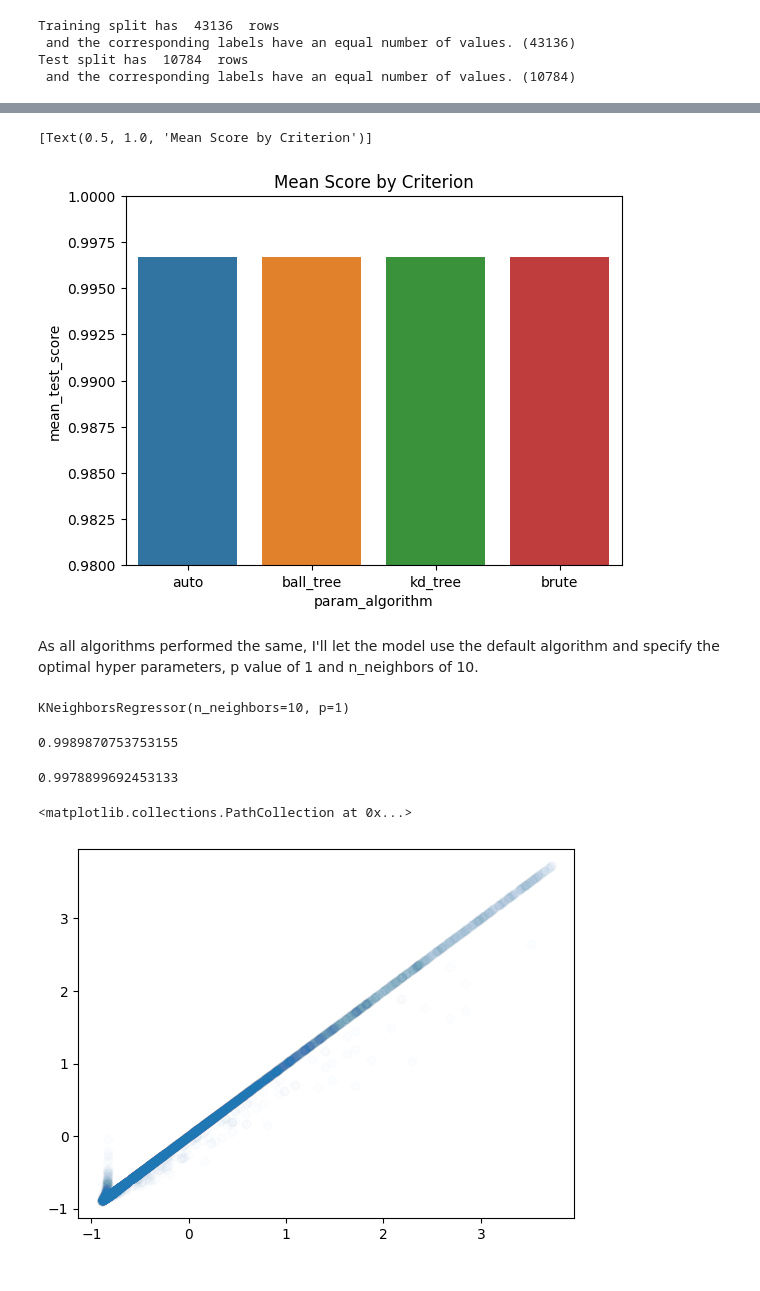
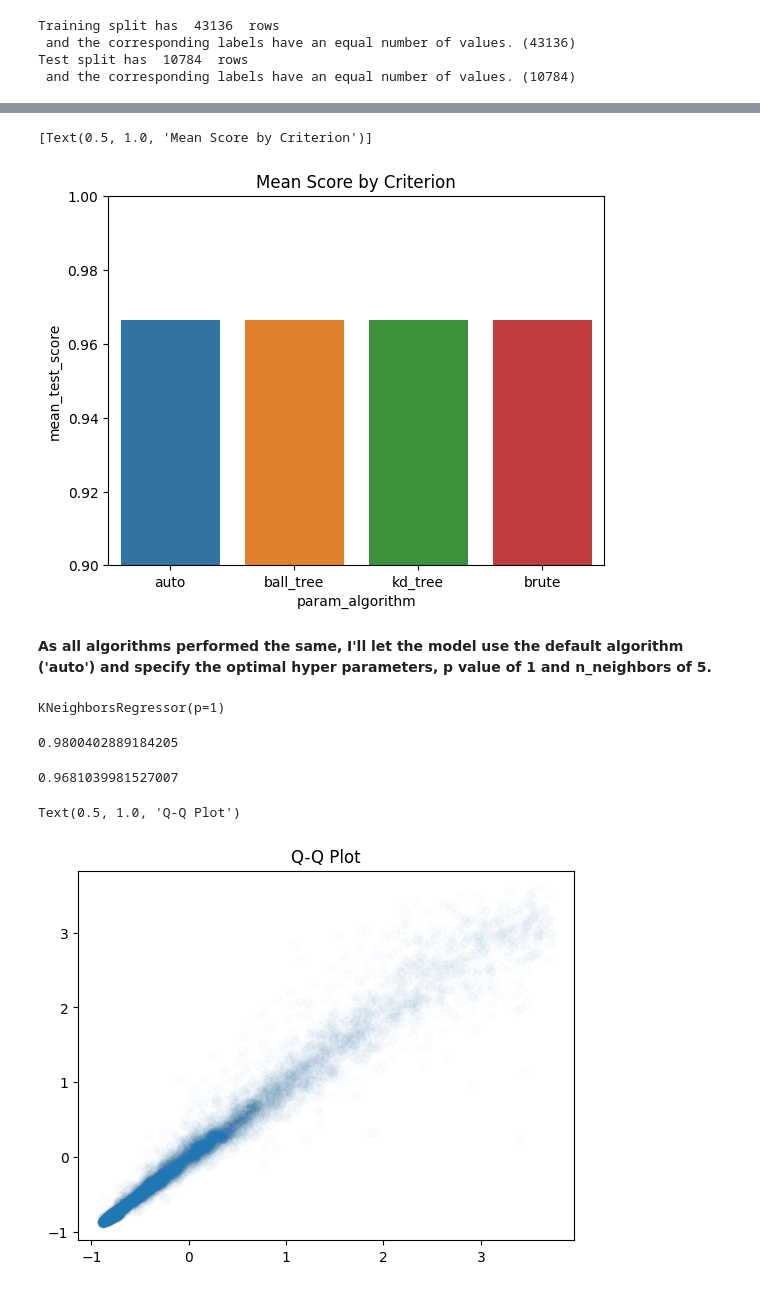
Before and after one commit to vanand102/DataScienceGuidedCapstone, a Jupyter notebook: Capstone3_Modeling.ipynb, the cells around one changed output, grey strips where cells are left out. Cells and saved outputs as stored; diff of their text form; code cells hidden in the pictures.

```diff
--- a/Capstone3_Modeling.ipynb
+++ b/Capstone3_Modeling.ipynb
@@ -81,2 +83,2 @@ Drop ID column as it is not a key feature for modeling.
 # %%
-diamond_data.drop(columns=['id'])
+diamond_data = diamond_data.drop(columns=['id'])
@@ -288,5 +266,5 @@ The optimal paramaters for this model are max_depth = 4, n_estimators = 10, and
 # %%
-Random_Forest = RandomForestRegressor(max_depth= 4, n_estimators= 10, criterion='squared_error')
+Random_Forest = RandomForestRegressor(max_depth= 9, n_estimators= 5, criterion='friedman_mse')
 # %%
 Random_Forest.fit(X_train,y_train)
 # %% [output]
@@ -374,5 +558,5 @@ The optimal paramaters for this model are max_depth = 4 and criterion = squared_
 # %%
-Decision_Tree = DecisionTreeRegressor(max_depth = 4, criterion='squared_error')
+Decision_Tree = DecisionTreeRegressor(max_depth = 12, criterion='squared_error')
 # %%
 Decision_Tree.fit(X_train,y_train)
 # %% [output]
@@ -452,34 +941,35 @@ NN_Grid = NN_Grid.fit(X_train,y_train)
 NN_Griddf = pd.DataFrame(NN_Grid.cv_results_)
 # %%
 chart = sns.barplot(x = 'param_algorithm', y = 'mean_test_score', data = NN_Griddf)
-chart.set_ylim(0.98, 1)
+chart.set_ylim(0.90, 1)
 chart.set(title='Mean Score by Criterion')
 # %% [output]
 [Text(0.5, 1.0, 'Mean Score by Criterion')]
-[figure, old version]
+[figure, new version]
 # %% [markdown]
-As all algorithms performed the same, I'll let the model use the default algorithm and specify the optimal hyper parameters, p value of 1 and n_neighbors of 10.
+**As all algorithms performed the same, I'll let the model use the default algorithm ('auto') and specify the optimal hyper parameters, p value of 1 and n_neighbors of 5.**
 # %%
-Nearest_Neighbors = KNeighborsRegressor(p = 1, n_neighbors=10)
+Nearest_Neighbors = KNeighborsRegressor(p = 1, n_neighbors=5)
 # %%
 Nearest_Neighbors.fit(X_train,y_train)
 # %% [output]
-KNeighborsRegressor(n_neighbors=10, p=1)
+KNeighborsRegressor(p=1)
 # %%
 print(Nearest_Neighbors.score(X_train, y_train))
 # %% [output]
-0.9989870753753155
+0.9800402889184205
 # %%
 y_pred = Nearest_Neighbors.predict(X_test)
 # %%
 print(Nearest_Neighbors.score(X_test, y_test))
 # %% [output]
-0.9978899692453133
+0.9681039981527007
 # %%
 plt.scatter(y_test,y_pred, alpha = 0.01)
+plt.title('Q-Q Plot')
 # %% [output]
-<matplotlib.collections.PathCollection at 0x...>
+Text(0.5, 1.0, 'Q-Q Plot')
-[figure, old version]
+[figure, new version]
 # %%
 y_diff = y_test - y_pred
 # %%
```
Also changed, not shown: parts of 189 cells of this notebook.
